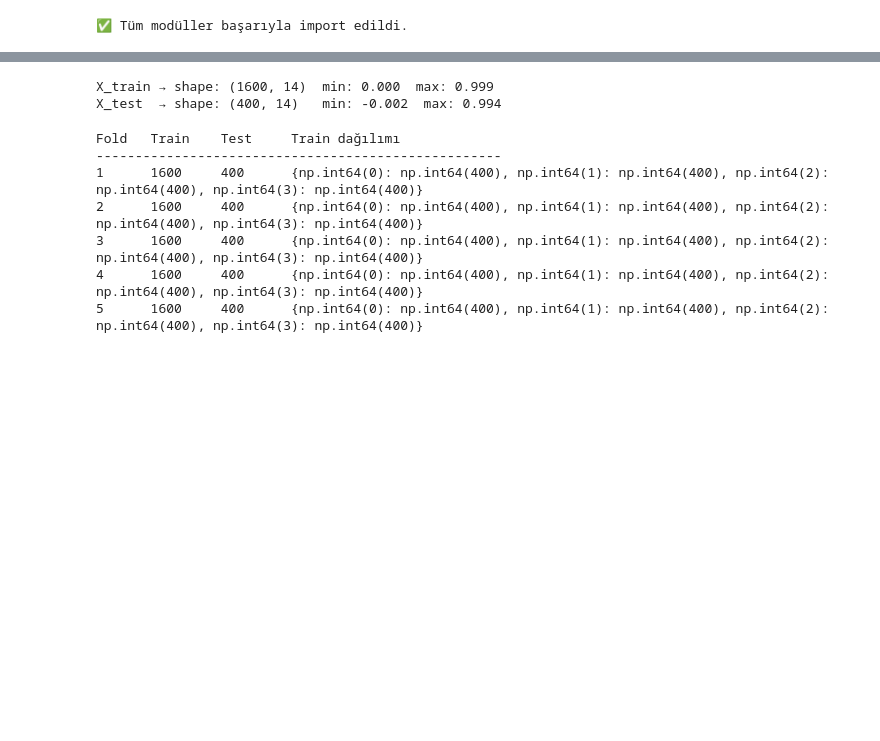
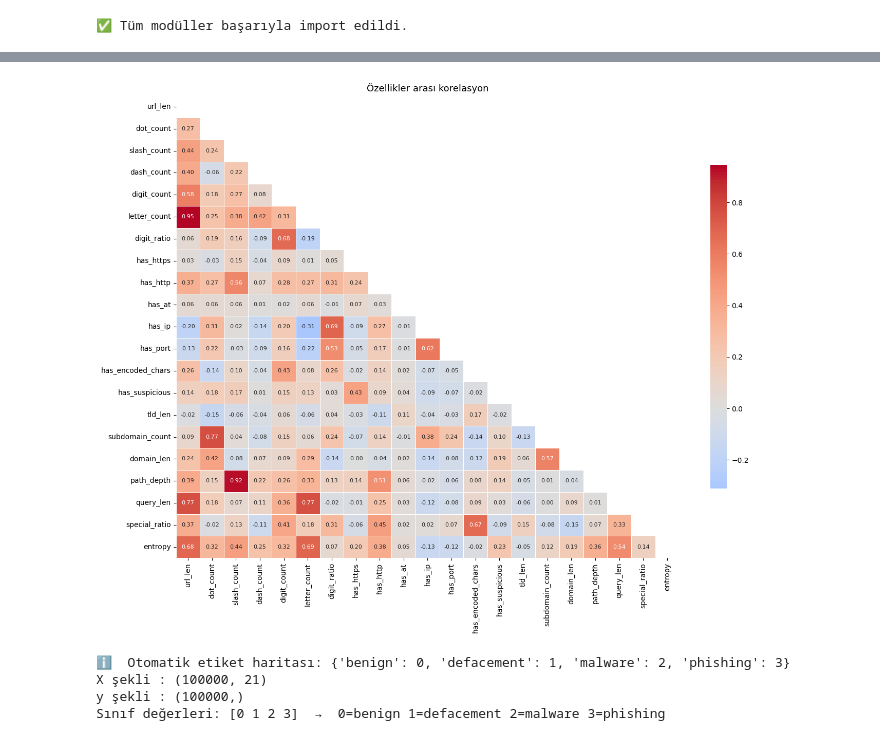
Before and after one commit to irembuseozkose/qsvm-for-url-phishing, a Jupyter notebook: notebooks/02_preprocessing.ipynb, the cells around one changed output, grey strips where cells are left out. Drawn from its saved outputs; the diff is of its cells as text; code cells hidden in the pictures; blank space fills up the shorter version.

```diff
--- a/notebooks/02_preprocessing.ipynb
+++ b/notebooks/02_preprocessing.ipynb
@@ -78,13 +87,5 @@ Name: count, dtype: int64
 # %%
-# Multi-class → positive/negative_label = None
-X_raw, y = prepare_features_and_labels(
-    df_sampled,
-    label_column="type",
-    positive_label=None,
-    negative_label=None,
-)
-
-print(f"X shape : {X_raw.shape}")
-print(f"y shape : {y.shape}")
-print(f"Dağılım : {dict(zip(*np.unique(y, return_counts=True)))}")
+df_features = build_url_feature_dataframe(df, url_column='url')
+feature_cols = [c for c in df_features.columns if c != 'type']
+df_features.head()
 # %% [output]
@@ -112,43 +127,25 @@ Test  dağılımı: {np.int64(0): np.int64(100), np.int64(1): np.int64(100), np.
 # %%
-N_PCA = None
+corr = df_features[feature_cols].corr()
 
-prep = Preprocessor(
-    apply_standard=False,
-    apply_minmax=True,
-    apply_l2=True,
-    n_pca_components=N_PCA,
-)
-
-X_train = prep.fit_transform(X_train_raw)
-X_test  = prep.transform(X_test_raw)
-
-print(f"X_train → shape: {X_train.shape}  min: {X_train.min():.3f}  max: {X_train.max():.3f}")
-print(f"X_test  → shape: {X_test.shape}   min: {X_test.min():.3f}  max: {X_test.max():.3f}")
-
-if prep.pca is not None:
-    ev = prep.pca.explained_variance_ratio_
-    print(f"PCA açıklanan varyans: {ev.round(3)}  → Toplam: {ev.sum():.3f}")
+plt.figure(figsize=(14, 11))
+mask = np.triu(np.ones_like(corr, dtype=bool))
+sns.heatmap(corr, mask=mask, annot=True, fmt='.2f', cmap='coolwarm',
+            center=0, linewidths=0.4, annot_kws={'size': 8},
+            cbar_kws={'shrink': 0.7})
+plt.title('Özellikler arası korelasyon', fontsize=13)
+plt.tight_layout()
+plt.show()
 # %% [output]
-X_train → shape: (1600, 14)  min: 0.000  max: 0.999
-X_test  → shape: (400, 14)   min: -0.002  max: 0.994
+[figure, added]
 # %%
-print(f"{'Fold':<6} {'Train':<8} {'Test':<8} {'Train dağılımı'}")
-print("-" * 52)
+X, y = prepare_features_and_labels(df_features, label_column='type')
 
-for fold, (Xf_tr, Xf_te, yf_tr, yf_te) in enumerate(
-    get_kfold_splits(X_raw, y, n_splits=5, random_state=RANDOM_STATE), 1
-):
-    p = Preprocessor(apply_standard=True, apply_minmax=True, apply_l2=True)
-    Xf_tr = p.fit_transform(Xf_tr)
-    Xf_te = p.transform(Xf_te)
-    dist  = dict(zip(*np.unique(yf_tr, return_counts=True)))
-    print(f"{fold:<6} {len(yf_tr):<8} {len(yf_te):<8} {dist}")
+print(f'X şekli : {X.shape}')
+print(f'y şekli : {y.shape}')
+print(f'Sınıf değerleri: {np.unique(y)}  →  0=benign 1=defacement 2=malware 3=phishing')
 # %% [output]
-Fold   Train    Test     Train dağılımı
-----------------------------------------------------
-1      1600     400      {np.int64(0): np.int64(400), np.int64(1): np.int64(400), np.int64(2): np.int64(400), np.int64(3): np.int64(400)}
-2      1600     400      {np.int64(0): np.int64(400), np.int64(1): np.int64(400), np.int64(2): np.int64(400), np.int64(3): np.int64(400)}
-3      1600     400      {np.int64(0): np.int64(400), np.int64(1): np.int64(400), np.int64(2): np.int64(400), np.int64(3): np.int64(400)}
-4      1600     400      {np.int64(0): np.int64(400), np.int64(1): np.int64(400), np.int64(2): np.int64(400), np.int64(3): np.int64(400)}
-5      1600     400      {np.int64(0): np.int64(400), np.int64(1): np.int64(400), np.int64(2): np.int64(400), np.int64(3): np.int64(400)}
+ℹ️  Otomatik etiket haritası: {'benign': 0, 'defacement': 1, 'malware': 2, 'phishing': 3}
+X şekli : (100000, 21)
+y şekli : (100000,)
+Sınıf değerleri: [0 1 2 3]  →  0=benign 1=defacement 2=malware 3=phishing
 # %%
```
Also changed, not shown: parts of 13 cells of this notebook, 4 other files.
